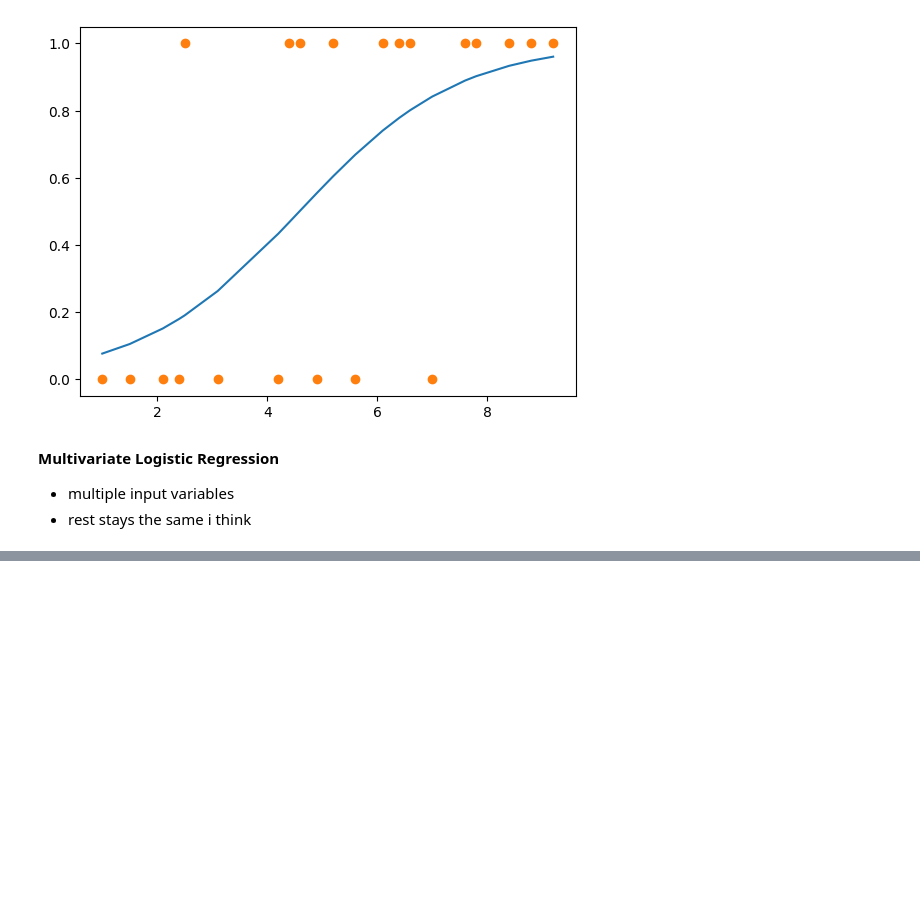
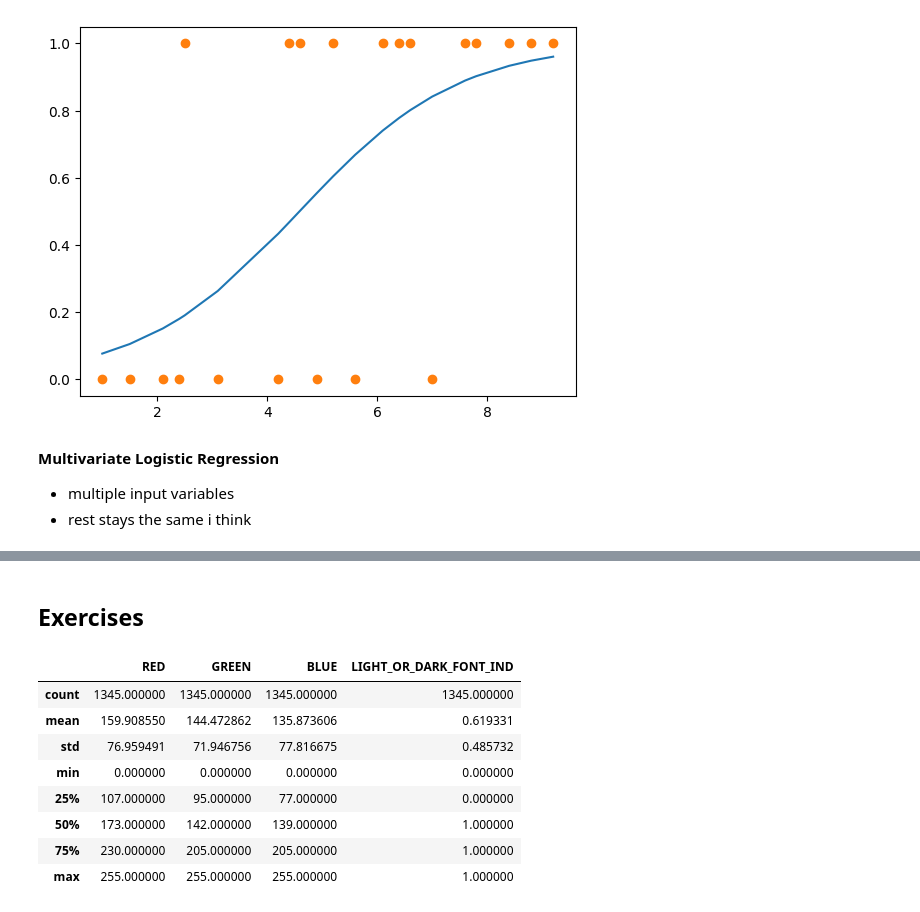
Before and after one commit to marlaks/Math_for_DS_testing, a Jupyter notebook: Logistic_Regression.ipynb, the cells around one changed output, grey strips where cells are left out. Cells and saved outputs as stored; diff of their text form; code cells hidden in the pictures; blank space fills up the shorter version.

```diff
--- a/Logistic_Regression.ipynb
+++ b/Logistic_Regression.ipynb
@@ -94,0 +245,2 @@ plt.show()
+# %% [markdown]
+## Exercises
@@ -94,0 +254,12 @@ plt.show()
+# %%
+colors.describe()
+# %% [output]
+|  | RED | GREEN | BLUE | LIGHT_OR_DARK_FONT_IND |
+| count | 1345.000000 | 1345.000000 | 1345.000000 | 1345.000000 |
+| mean | 159.908550 | 144.472862 | 135.873606 | 0.619331 |
+| std | 76.959491 | 71.946756 | 77.816675 | 0.485732 |
+| min | 0.000000 | 0.000000 | 0.000000 | 0.000000 |
+| 25% | 107.000000 | 95.000000 | 77.000000 | 0.000000 |
+| 50% | 173.000000 | 142.000000 | 139.000000 | 1.000000 |
+| 75% | 230.000000 | 205.000000 | 205.000000 | 1.000000 |
+| max | 255.000000 | 255.000000 | 255.000000 | 1.000000 |
```
Also changed, not shown: parts of 21 cells of this notebook.
